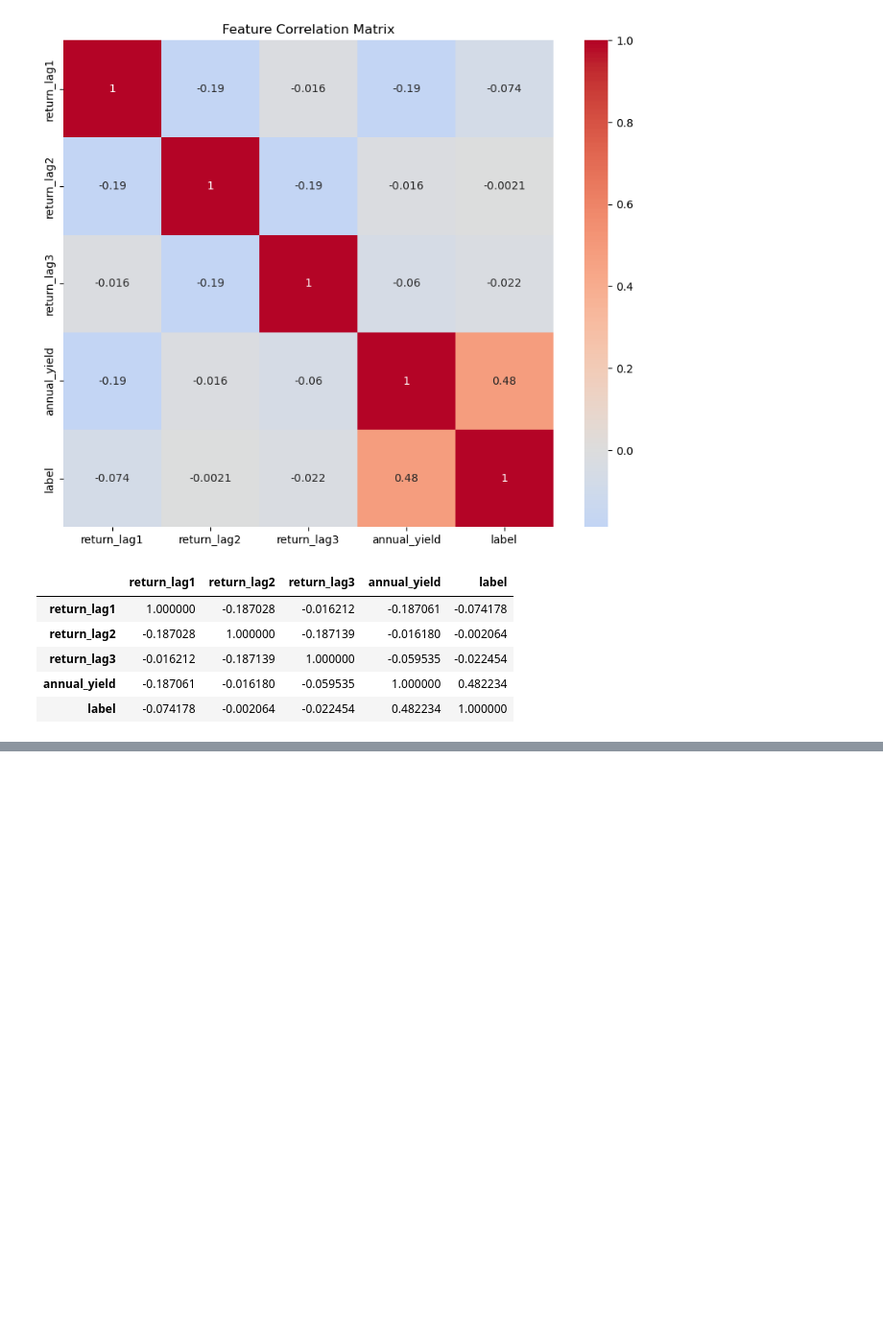
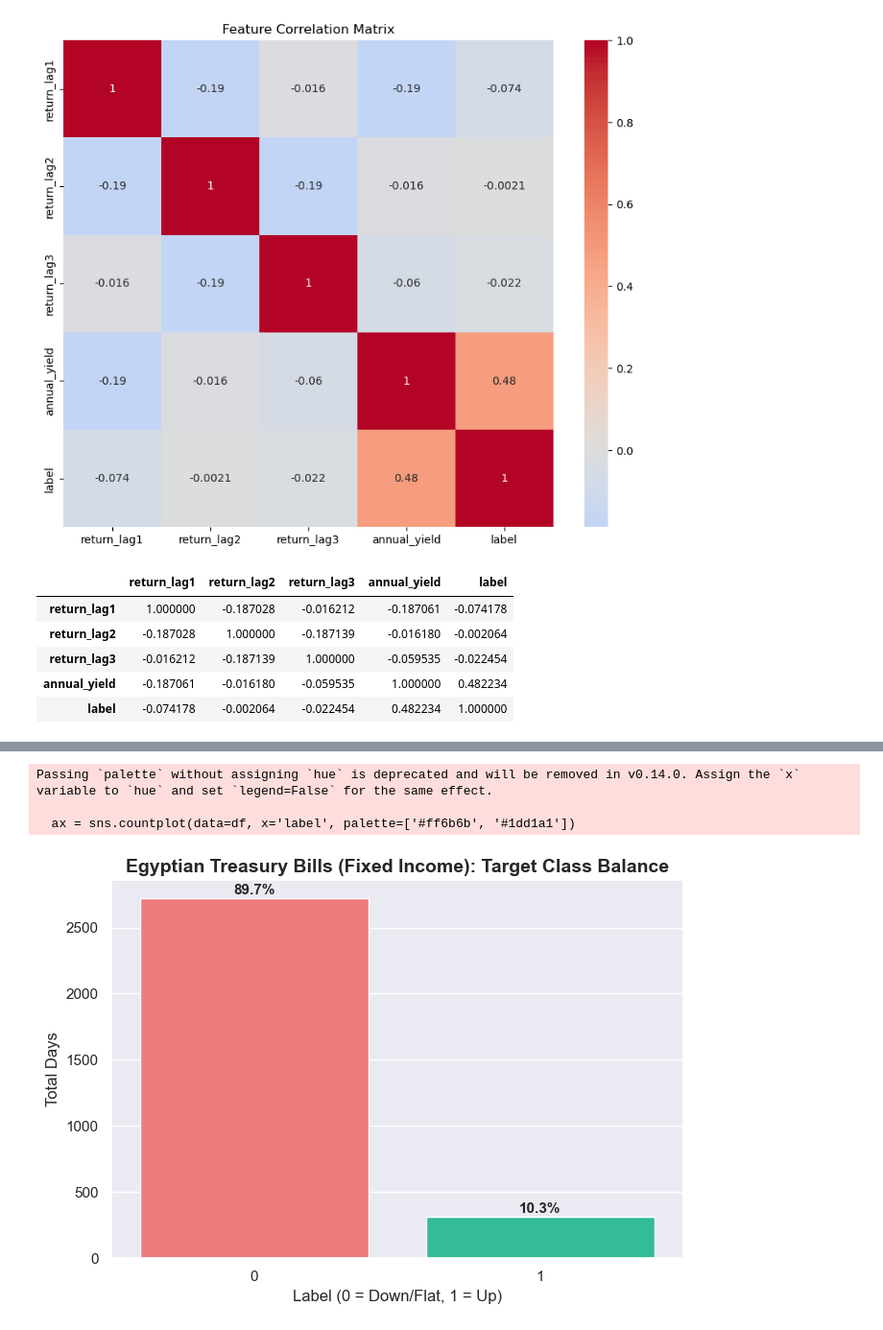
Before and after one commit to Moataz-hindy/Egypt-Multi-Asset-AI-Portfolio-Optimization-System, a Jupyter notebook: 07_EDA_Tbills.ipynb, the cells around one changed output, grey strips where cells are left out. Shown at 96% size. Cells and saved outputs as stored; diff of their text form; code cells hidden in the pictures; blank space fills up the shorter version.

```diff
--- a/07_EDA_Tbills.ipynb
+++ b/07_EDA_Tbills.ipynb
@@ -125,0 +166,25 @@ df.corr()
+# %%
+# ========================================================
+# PLOT 3 - Target Class Balance
+# ========================================================
+plt.figure(figsize=(7, 5))
+ax = sns.countplot(data=df, x='label', palette=['#ff6b6b', '#1dd1a1'])
+plt.title(f"{asset_name}: Target Class Balance", fontsize=14, fontweight='bold')
+plt.xlabel("Label (0 = Down/Flat, 1 = Up)")
+plt.ylabel("Total Days")
+
+# Calculate and add percentages to the bars
+total = len(df)
+for p in ax.patches:
+    percentage = f'{100 * p.get_height() / total:.1f}%'
+    x = p.get_x() + p.get_width() / 2
+    y = p.get_height() + (total * 0.01)
+    ax.annotate(percentage, (x, y), ha='center', fontweight='bold', fontsize=11)
+
+plt.tight_layout()
+plt.show()
+# %% [output]
+Passing `palette` without assigning `hue` is deprecated and will be removed in v0.14.0. Assign the `x` variable to `hue` and set `legend=False` for the same effect.
+
+  ax = sns.countplot(data=df, x='label', palette=['#ff6b6b', '#1dd1a1'])
+[figure, added]
```
Also changed, not shown: parts of 5 cells of this notebook, 1 other file.
